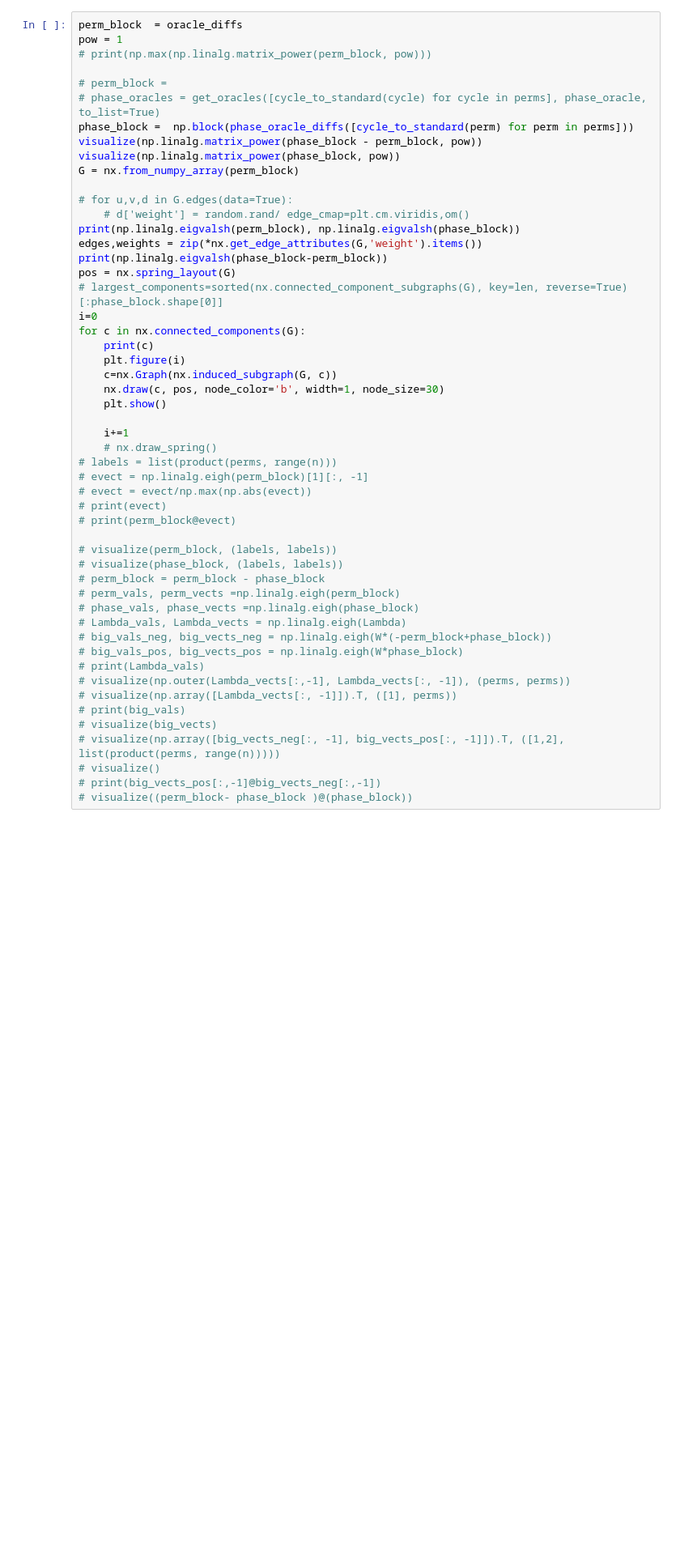
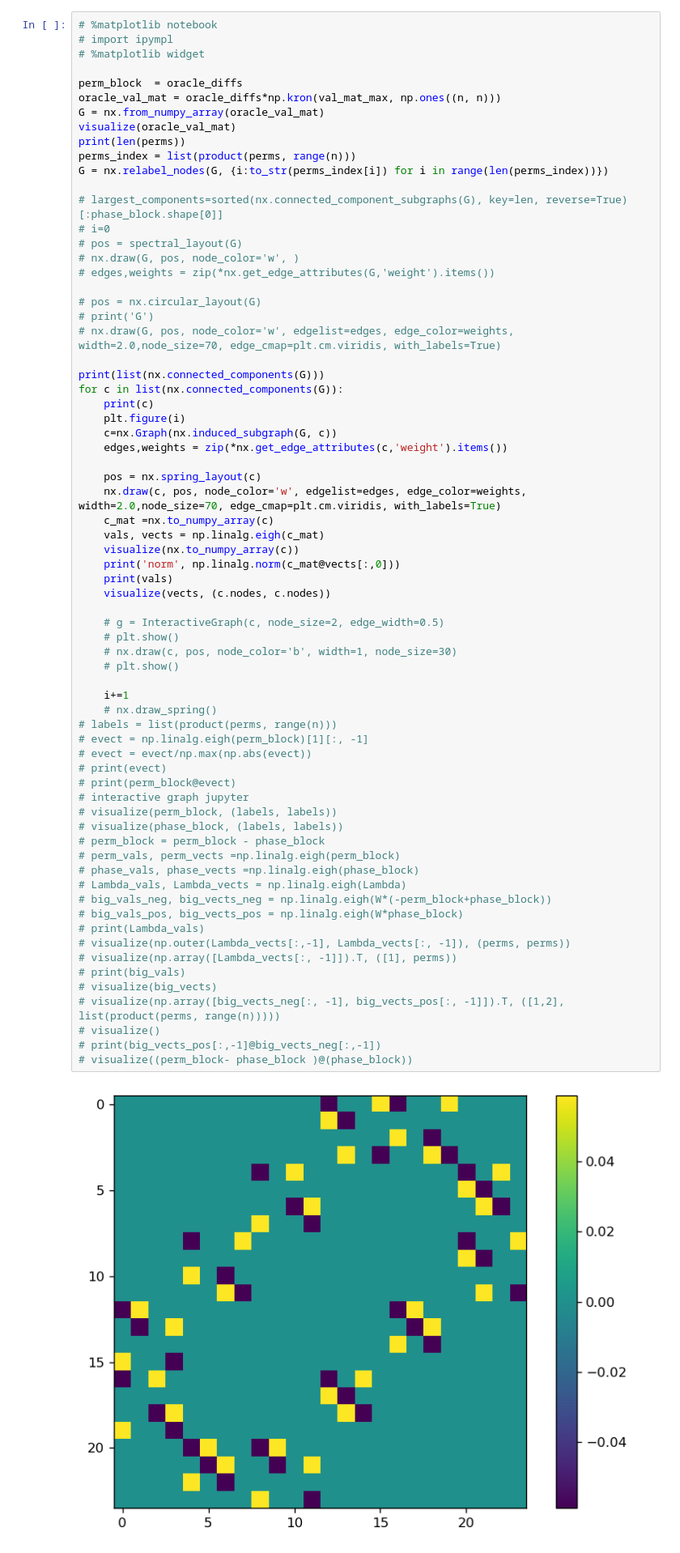
Before and after one commit to blake-holman/ED_Adversaries, a Jupyter notebook: Relative.ipynb, the cells around one changed output. Shown at 81% size. Drawn from its saved outputs; the diff is of its cells as text; blank space fills up the shorter version.

```diff
--- a/Relative.ipynb
+++ b/Relative.ipynb
@@ -698,53 +699,71 @@ max
 # %%
+# %matplotlib notebook
+# import ipympl
+# %matplotlib widget
+
 perm_block  = oracle_diffs
-pow = 1
-# print(np.max(np.linalg.matrix_power(perm_block, pow)))
+oracle_val_mat = oracle_diffs*np.kron(val_mat_max, np.ones((n, n)))
+G = nx.from_numpy_array(oracle_val_mat)
+visualize(oracle_val_mat)
+print(len(perms))
+perms_index = list(product(perms, range(n)))
+G = nx.relabel_nodes(G, {i:to_str(perms_index[i]) for i in range(len(perms_index))})
 
-# perm_block =
-# phase_oracles = get_oracles([cycle_to_standard(cycle) for cycle in perms], phase_oracle, to_list=True)
-phase_block =  np.block(phase_oracle_diffs([cycle_to_standard(perm) for perm in perms]))
-visualize(np.linalg.matrix_power(phase_block - perm_block, pow))
-visualize(np.linalg.matrix_power(phase_block, pow))
-G = nx.from_numpy_array(perm_block)
+# largest_components=sorted(nx.connected_component_subgraphs(G), key=len, reverse=True)[:phase_block.shape[0]]
+# i=0
+# pos = spectral_layout(G)
+# nx.draw(G, pos, node_color='w', )
+# edges,weights = zip(*nx.get_edge_attributes(G,'weight').items())
 
-# for u,v,d in G.edges(data=True):
-    # d['weight'] = random.rand/ edge_cmap=plt.cm.viridis,om()
-print(np.linalg.eigvalsh(perm_block), np.linalg.eigvalsh(phase_block))
-edges,weights = zip(*nx.get_edge_attributes(G,'weight').items())
-print(np.linalg.eigvalsh(phase_block-perm_block))
-pos = nx.spring_layout(G)
-# largest_components=sorted(nx.connected_component_subgraphs(G), key=len, reverse=True)[:phase_block.shape[0]]
-i=0
-for c in nx.connected_components(G):
+# pos = nx.circular_layout(G)
+# print('G')
+# nx.draw(G, pos, node_color='w', edgelist=edges, edge_color=weights, width=2.0,node_size=70, edge_cmap=plt.cm.viridis, with_labels=True)
+
+print(list(nx.connected_components(G)))
+for c in list(nx.connected_components(G)):
     print(c)
     plt.figure(i)
     c=nx.Graph(nx.induced_subgraph(G, c))
-    nx.draw(c, pos, node_color='b', width=1, node_size=30)
-    plt.show()
+    edges,weights = zip(*nx.get_edge_attributes(c,'weight').items())
+
+    pos = nx.spring_layout(c)
+    nx.draw(c, pos, node_color='w', edgelist=edges, edge_color=weights, width=2.0,node_size=70, edge_cmap=plt.cm.viridis, with_labels=True)
+    c_mat =nx.to_numpy_array(c)
+    vals, vects = np.linalg.eigh(c_mat)
+    visualize(nx.to_numpy_array(c))
+    print('norm', np.linalg.norm(c_mat@vects[:,0]))
+    print(vals)
+    visualize(vects, (c.nodes, c.nodes))
+
+    # g = InteractiveGraph(c, node_size=2, edge_width=0.5)
+    # plt.show()
+    # nx.draw(c, pos, node_color='b', width=1, node_size=30)
+    # plt.show()
 
     i+=1
     # nx.draw_spring()
 # labels = list(product(perms, range(n)))
 # evect = np.linalg.eigh(perm_block)[1][:, -1]
 # evect = evect/np.max(np.abs(evect))
 # print(evect)
 # print(perm_block@evect)
-
+# interactive graph jupyter
 # visualize(perm_block, (labels, labels))
 # visualize(phase_block, (labels, labels))
 # perm_block = perm_block - phase_block
 # perm_vals, perm_vects =np.linalg.eigh(perm_block)
 # phase_vals, phase_vects =np.linalg.eigh(phase_block)
 # Lambda_vals, Lambda_vects = np.linalg.eigh(Lambda)
 # big_vals_neg, big_vects_neg = np.linalg.eigh(W*(-perm_block+phase_block))
 # big_vals_pos, big_vects_pos = np.linalg.eigh(W*phase_block)
 # print(Lambda_vals)
 # visualize(np.outer(Lambda_vects[:,-1], Lambda_vects[:, -1]), (perms, perms))
 # visualize(np.array([Lambda_vects[:, -1]]).T, ([1], perms))
 # print(big_vals)
 # visualize(big_vects)
 # visualize(np.array([big_vects_neg[:, -1], big_vects_pos[:, -1]]).T, ([1,2], list(product(perms, range(n)))))
 # visualize()
 # print(big_vects_pos[:,-1]@big_vects_neg[:,-1])
 # visualize((perm_block- phase_block )@(phase_block))
 # %% [output]
+[figure, added]
```
Also changed, not shown: parts of 12 cells of this notebook, 2 other files.
